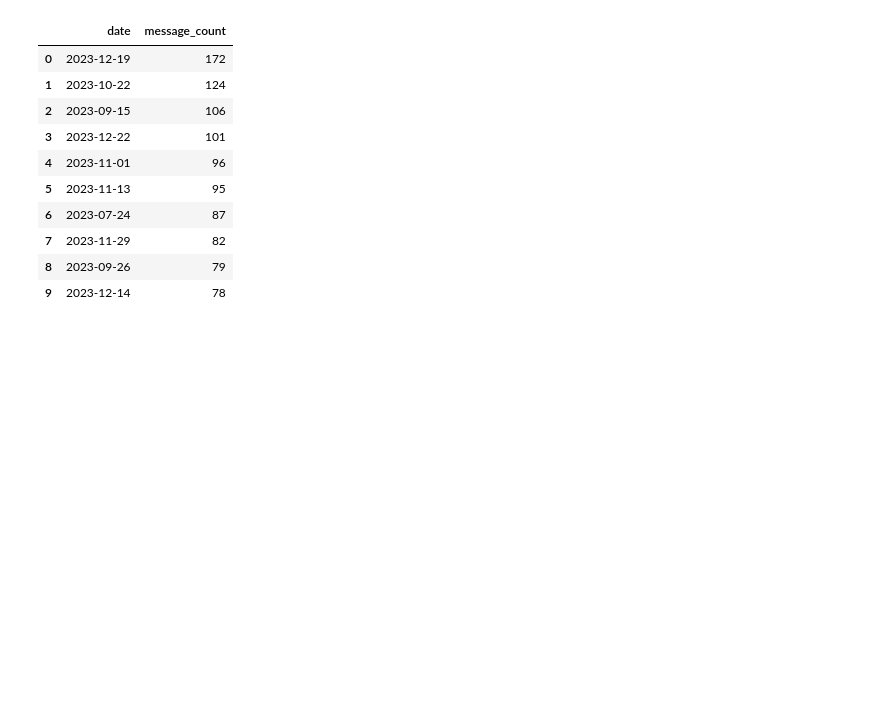
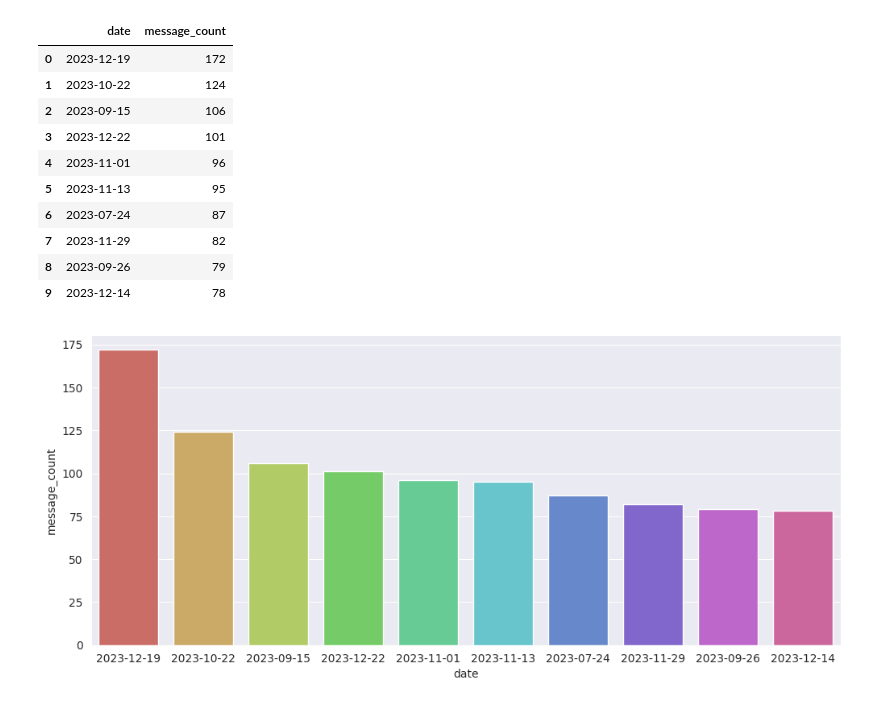
Before and after one commit to Agnes-Kalunda/chat-analysis, a Jupyter notebook: main.ipynb, the cells around one changed output. Cells and saved outputs as stored; diff of their text form; code cells hidden in the pictures; blank space fills up the shorter version.

Commit message:
visualizing bar plot of top ten days against msg count

```diff
--- a/main.ipynb
+++ b/main.ipynb
@@ -183,3 +183,19 @@ top10days
 | 7 | 2023-11-29 | 82 |
 | 8 | 2023-09-26 | 79 |
 | 9 | 2023-12-14 | 78 |
+# %%
+# Improving Default Styles using Seaborn
+sns.set_style("darkgrid")
+
+# For better readablity;
+import matplotlib
+matplotlib.rcParams['font.size'] = 10
+matplotlib.rcParams['figure.figsize'] = (12, 5)
+
+# A bar plot for top 10 days
+sns.barplot(x='date', y='message_count', data=top10days, palette="hls")
+
+# Saving the plots
+plt.savefig('top10_days.svg', format = 'svg')
+# %% [output]
+[figure, added]
```
Also changed, not shown: 1 other file.
